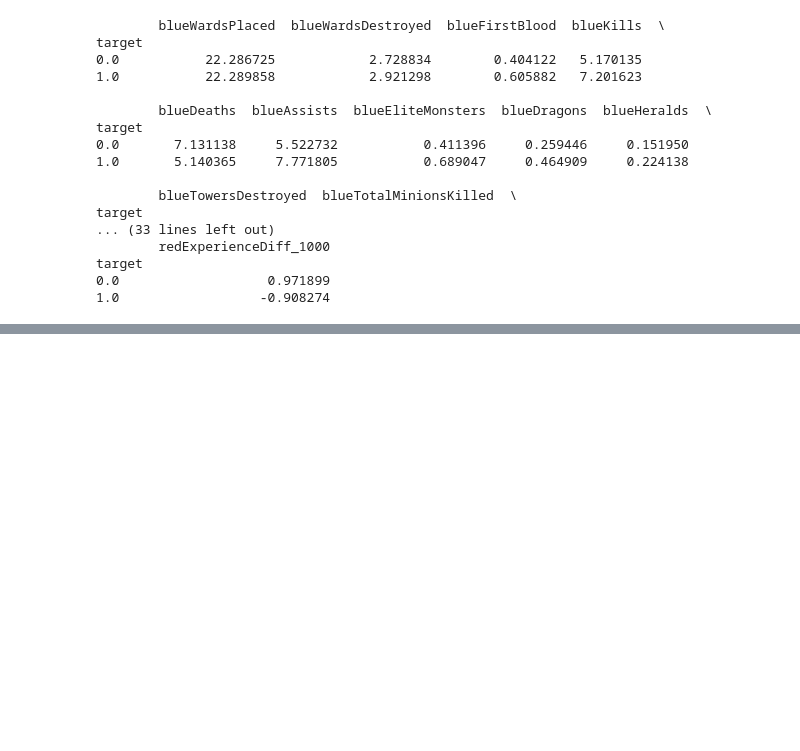
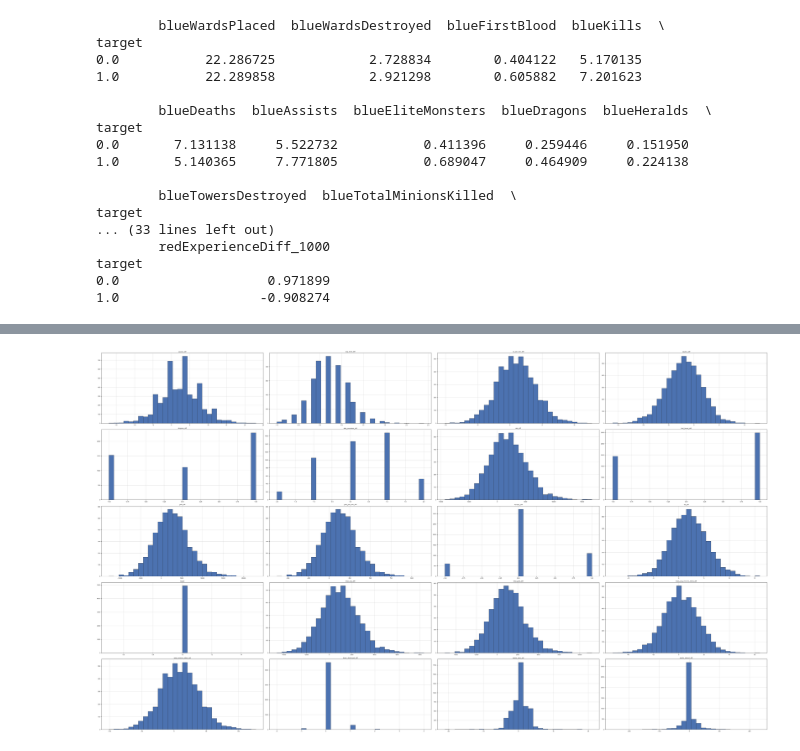
Before and after one commit to 8Jun/League-of-Legends, a Jupyter notebook: LoL Analysis.ipynb, the cells around one changed output, grey strips where cells are left out. Saved outputs shown, nothing was run; the diff lists cells and outputs as text; code cells hidden in the pictures; blank space fills up the shorter version.

```diff
--- a/LoL Analysis.ipynb
+++ b/LoL Analysis.ipynb
@@ -349,0 +369,4 @@ plt.show()
+# %%
+#Looking ONLY at Blue wins in target column
+lol_blueW = lol[lol.target != 0] #storing blue win in variable lol_blueW
+lol_blueW.target.value_counts()
@@ -349,0 +394,2 @@ plt.show()
+# %%
+lol_blueW.fillna(0, inplace=True)
@@ -349,0 +491,6 @@ plt.show()
+# %%
+lol_blueW.hist(bins=30, figsize=(70, 40), ec="k")
+plt.tight_layout()
+plt.show()
+# %% [output]
+[figure, added]
```
Also changed, not shown: parts of 12 cells of this notebook.
